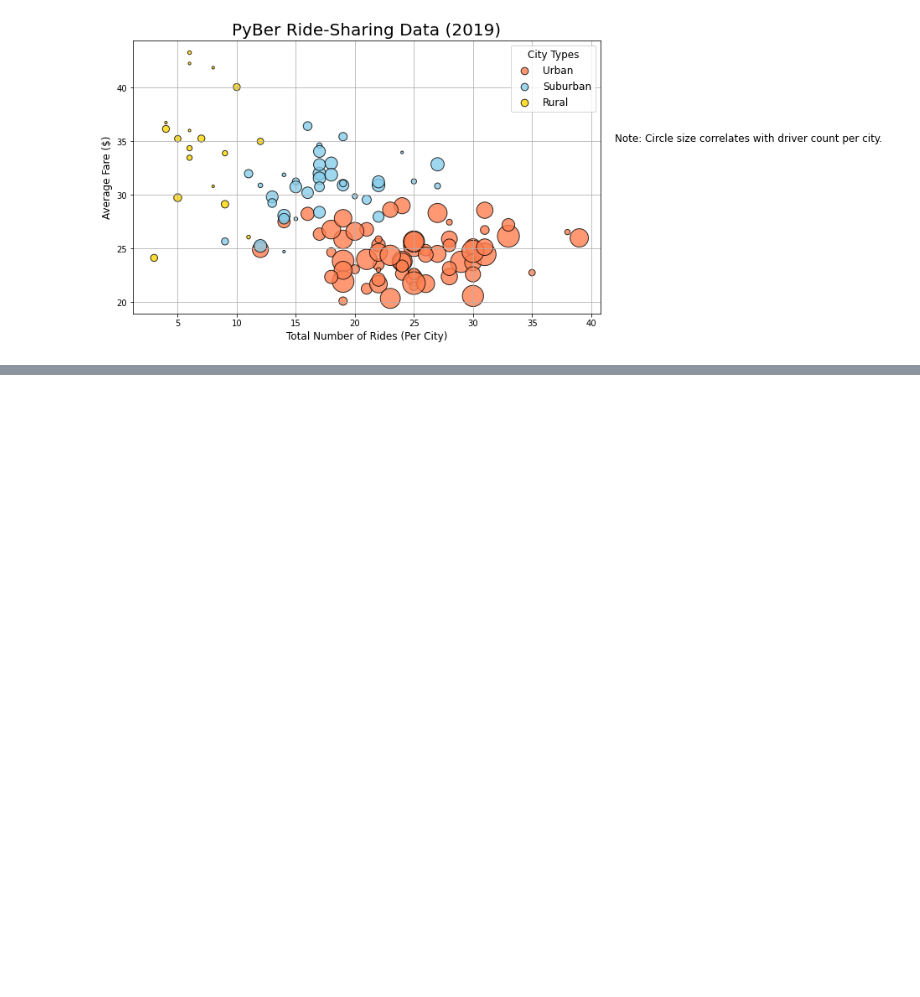
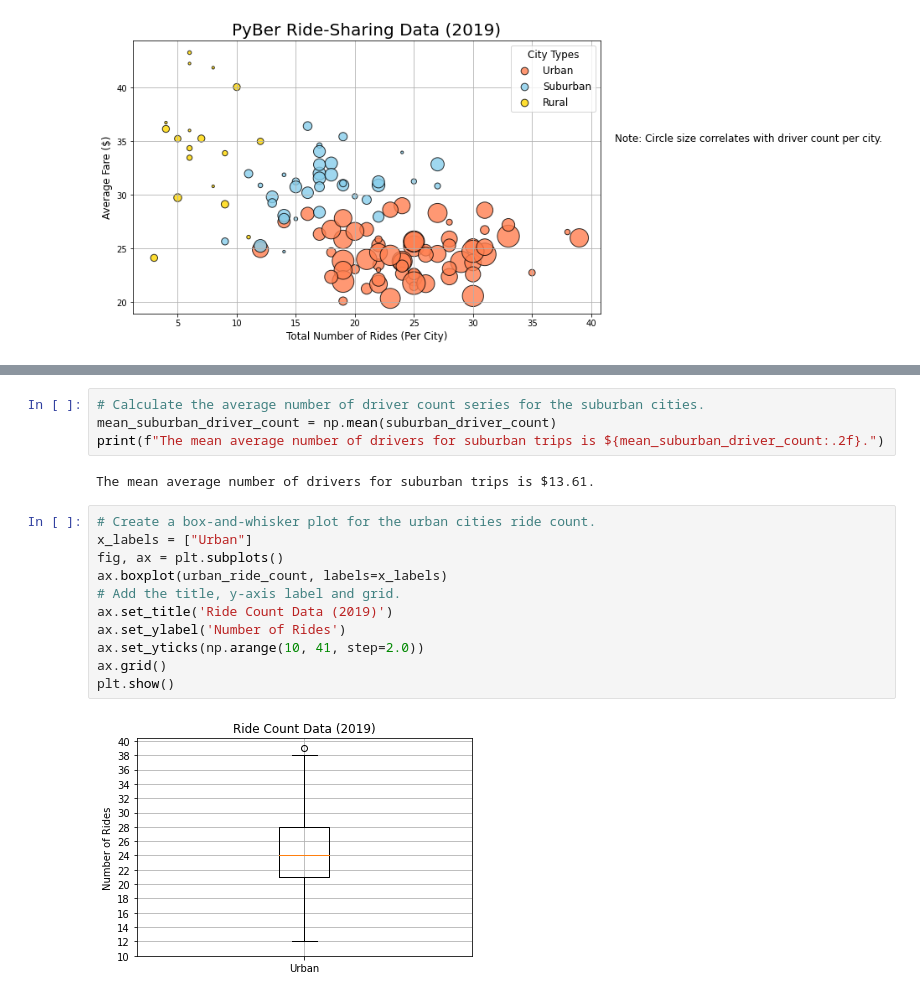
Before and after one commit to Indiradonthi/PyBer_Analysis, a Jupyter notebook: PyBer.ipynb, the cells around one changed output, grey strips where cells are left out. Drawn from its saved outputs; the diff is of its cells as text; blank space fills up the shorter version.

```diff
--- a/PyBer.ipynb
+++ b/PyBer.ipynb
@@ -295,0 +538,19 @@ plt.show()
+# %%
+# Calculate the average number of driver count series for the suburban cities.
+mean_suburban_driver_count = np.mean(suburban_driver_count)
+print(f"The mean average number of drivers for suburban trips is ${mean_suburban_driver_count:.2f}.")
+# %% [output]
+The mean average number of drivers for suburban trips is $13.61.
+# %%
+# Create a box-and-whisker plot for the urban cities ride count.
+x_labels = ["Urban"]
+fig, ax = plt.subplots()
+ax.boxplot(urban_ride_count, labels=x_labels)
+# Add the title, y-axis label and grid.
+ax.set_title('Ride Count Data (2019)')
+ax.set_ylabel('Number of Rides')
+ax.set_yticks(np.arange(10, 41, step=2.0))
+ax.grid()
+plt.show()
+# %% [output]
+[figure, added]
```
Also changed, not shown: parts of 29 cells of this notebook.
